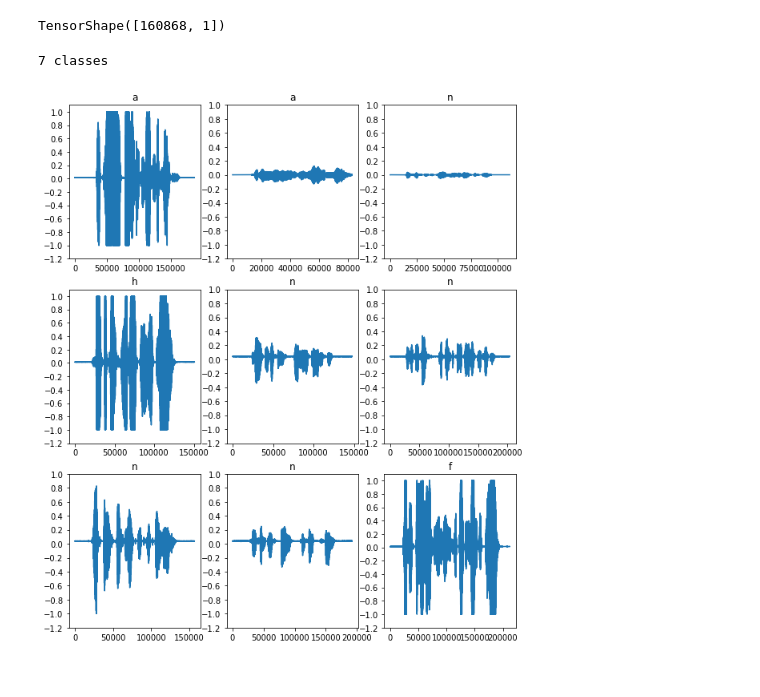
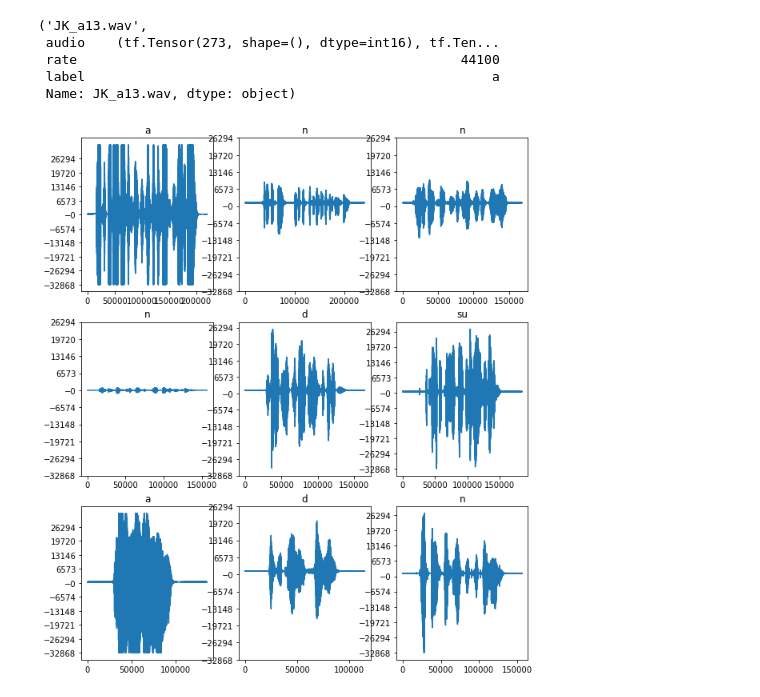
Before and after one commit to alejack9/Speech-Emotion-Recognition, a Jupyter notebook: Paper/paper.ipynb, the cells around one changed output. Saved outputs shown, nothing was run; the diff lists cells and outputs as text; code cells hidden in the pictures.

Commit message:
fix data load and plot

```diff
--- a/Paper/paper.ipynb
+++ b/Paper/paper.ipynb
@@ -28,0 +15,15 @@ Example file tensor: tf.Tensor(b'.\\data\\SAVEE\\JE_a08.wav', shape=(), dtype=st
+# %%
+def load_audio(file_path):
+  audio = tfio.audio.AudioIOTensor(file_path)
+  return tf.squeeze(audio.to_tensor(), axis=-1), audio.rate.numpy()
+
+def get_label(file_path):
+  parts = re.sub('.+\_|[0-9]+.wav', '', file_path)
+  return parts
+# %%
+DATA_DIR = "./data/SAVEE"
+
+filenames = [(f'{DATA_DIR}/{p}', p) for p in os.listdir(DATA_DIR)]
+df = pd.DataFrame([(f, *load_audio(filename), get_label(filename)) for (filename, f) in filenames], columns=['file', 'audio', 'rate', 'label']).set_index('file')
+
+df.head()
@@ -41,6 +57,0 @@ Test set size 80
-# %%
-test_file = tf.io.read_file(f"{data_dir}/DC_a01.wav")
-test_audio, _ = tf.audio.decode_wav(contents=test_file)
-test_audio.shape
-# %% [output]
-TensorShape([160868, 1])
@@ -73,25 +58,31 @@ waveform_ds = files_ds.map(
-# %%
-targets = waveform_ds.map(lambda _, target: target)
-n_classes = len(list(targets.unique()))
-
-print(f'{n_classes} classes')
-# %% [output]
-7 classes
+# %%
+for x in df.iloc[:1].iterrows():
+  print(x)
+# %% [output]
+('JK_a13.wav',
+ audio    (tf.Tensor(273, shape=(), dtype=int16), tf.Ten...
+ rate                                                 44100
+ label                                                    a
+ Name: JK_a13.wav, dtype: object)
 # %%
 rows = 3
 cols = 3
 n = rows * cols
 fig, axes = plt.subplots(rows, cols, figsize=(10, 12))
 
-for i, (audio, label) in enumerate(waveform_ds.take(n)):
+to_plot = df.iloc[:n]
+max, min = to_plot['audio'].map(lambda x: x.numpy().max()).max(), to_plot['audio'].map(lambda x: x.numpy().min()).min()
+ticks = np.arange(min - 100, max + 100, (max + 100 - (min - 100)) / 10)
+
+for i, (_, row) in enumerate(to_plot.iterrows()):
   r = i // cols
   c = i % cols
   ax = axes[r][c]
-  ax.plot(audio.numpy())
-  ax.set_yticks(np.arange(-1.2, 1.2, 0.2))
-  label = label.numpy().decode('utf-8')
+  ax.plot(row['audio'].numpy())
+  ax.set_yticks(ticks)
+  label = row['label']
   ax.set_title(label)
 
 plt.show()
 # %% [output]
-[figure, old version]
+[figure, new version]
```
Also changed, not shown: parts of 6 cells of this notebook, 1 other file.
